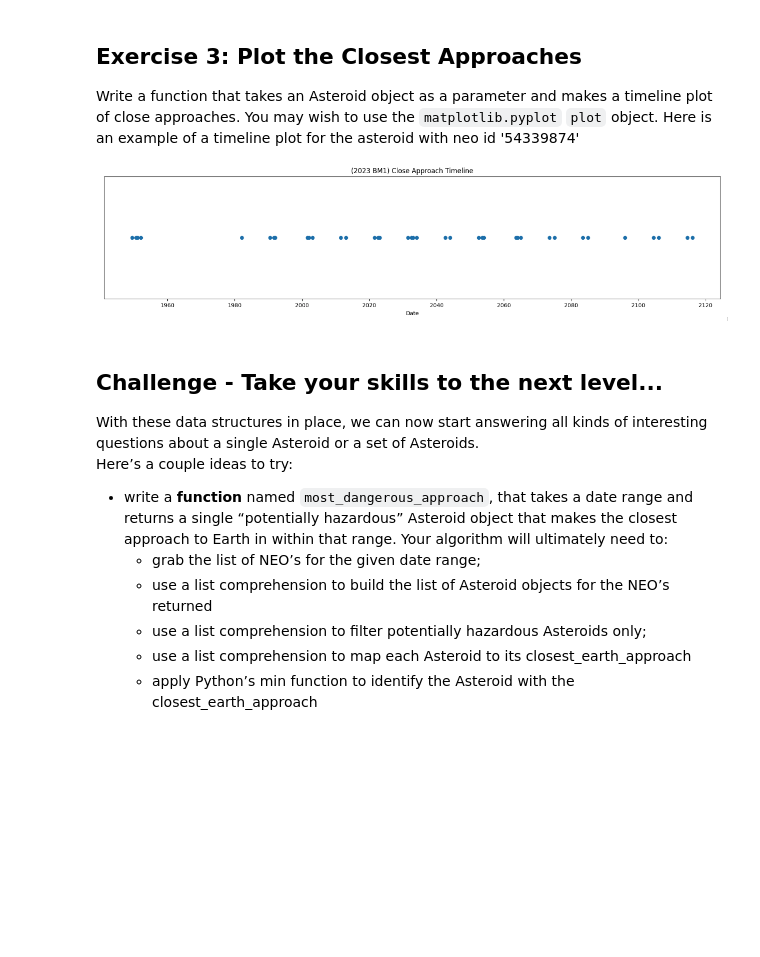
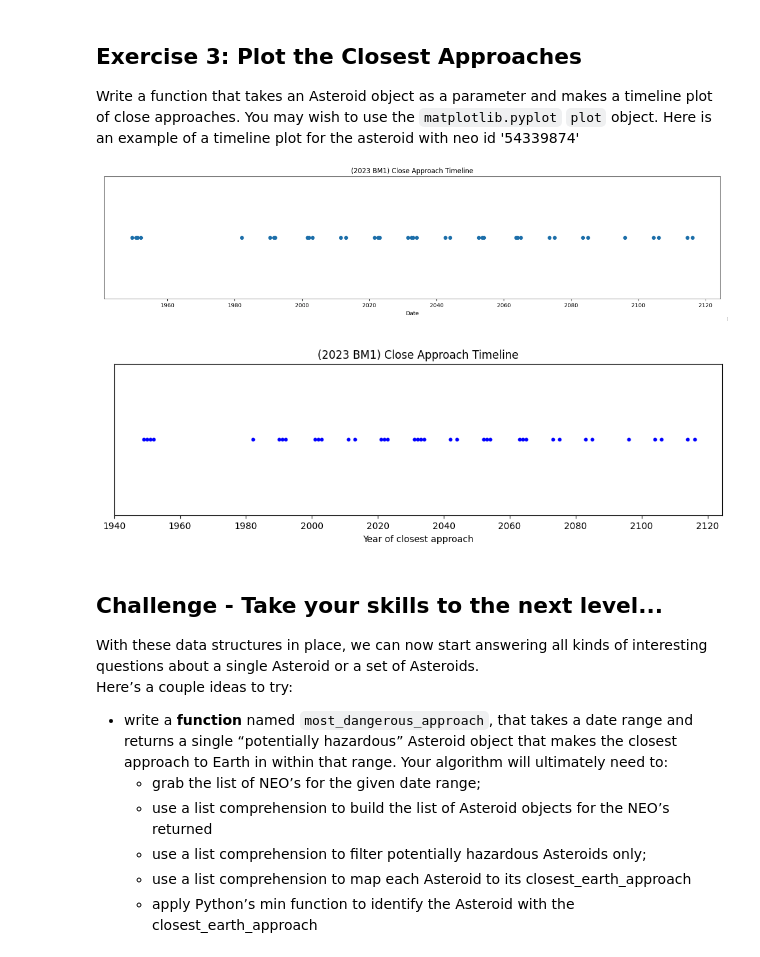
Before and after one commit to JordanDCunha/comp215, a Jupyter notebook: labs/lab04-more_classes.ipynb, the cells around one changed output. Saved outputs shown, nothing was run; the diff lists cells and outputs as text; code cells hidden in the pictures; blank space fills up the shorter version.

````diff
--- a/labs/lab04-more_classes.ipynb
+++ b/labs/lab04-more_classes.ipynb
@@ -124,18 +171,3 @@ Define an `Asteroid` class, like you did in Lab 3, but give the `Asteroid` list
     ```
 
 Write some test code to demonstrate these new features.
-# %%
-# Ex. 2 your code here
-from dataclasses import dataclass
-
-@dataclass
-class Asteroid:
-  id: str
-  name: str
-  estimated_diameter: float
-  is_potentially_hazardous: bool
-  close_approaches:list = []
-
-  @classmethod
-  def closest_earth_approach():
-    return CloseApproach()
@@ -150,3 +261,25 @@ Write a function that takes an Asteroid object as a parameter and makes a timeli
+# %%
+# Ex. 3 your code here
+import matplotlib.pyplot as plt
+
+def plot_close_approaches(asteroid):
+  closest_asteroid = asteroid.closest_earth_approach()
+  year_list = [int(closest_asteroid.neo['close_approach_data'][i]['close_approach_date'][:4]) for i in range(len(closest_asteroid.neo['close_approach_data']))]
+  events = [1] * len(year_list)
+  plt.figure(figsize=(12, 3))
+  plt.scatter(year_list, events, marker='o', color='blue', s=10)
+  plt.title(f'{asteroid.name} Close Approach Timeline')
+  plt.xlabel('Year of closest approach')
+  plt.xticks(range(1940, max(year_list)+20, 20))
+  plt.yticks([])
+  plt.show()
+
+
+
+asteroid = Asteroid.from_NEO(neo['id'])
+plot_close_approaches(asteroid)
+# %% [output]
+[figure, added]
 # %% [markdown]
 ## Challenge - Take your skills to the next level...
 
````
Also changed, not shown: parts of 6 cells of this notebook.
